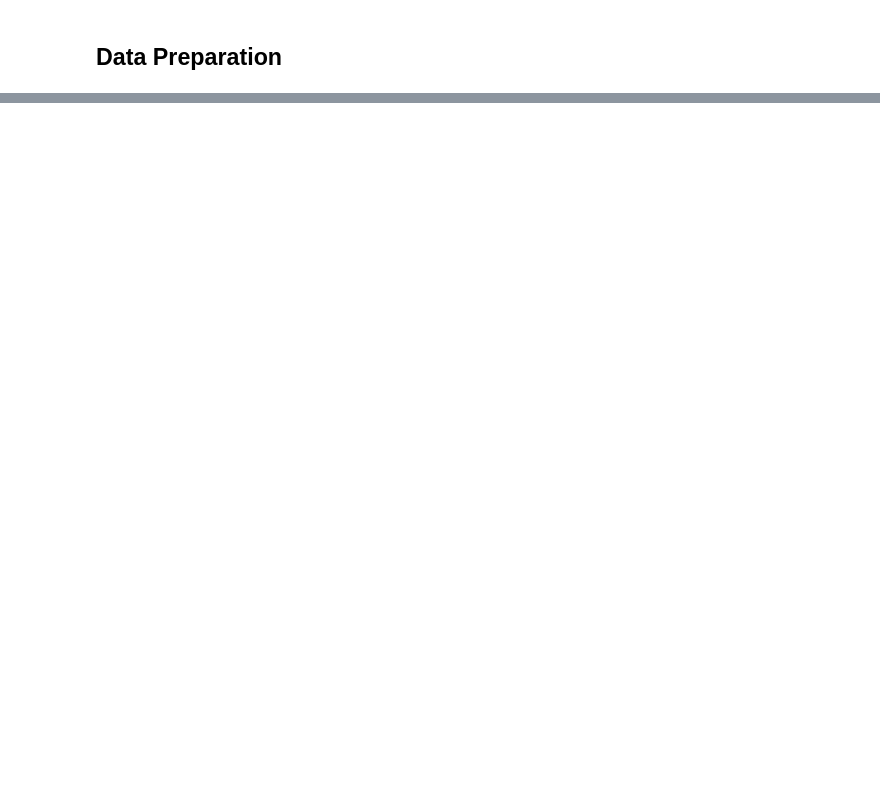
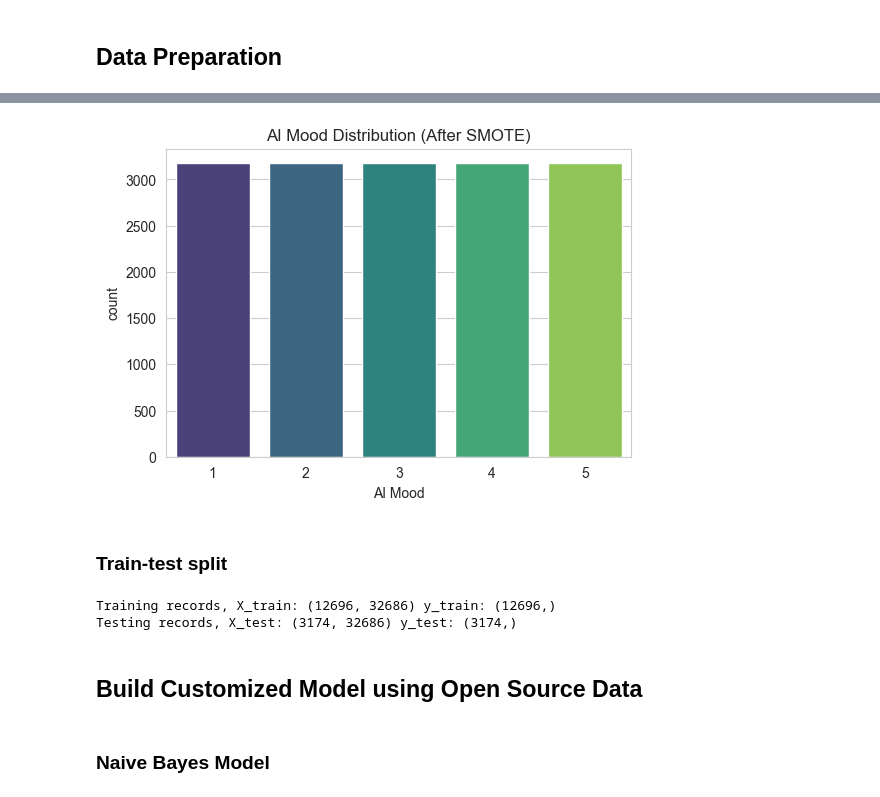
Before and after one commit to slvhuang/Final-Project-NLP, a Jupyter notebook: 4_sentiment_analysis.ipynb, the cells around one changed output, grey strips where cells are left out. Drawn from its saved outputs; the diff is of its cells as text; code cells hidden in the pictures; blank space fills up the shorter version.

```diff
--- a/4_sentiment_analysis.ipynb
+++ b/4_sentiment_analysis.ipynb
@@ -107,0 +351,3 @@ df_news.shape
+# %%
+tfidf = TfidfVectorizer(lowercase=False,
+                        ngram_range=(1, 1))
@@ -107,0 +359,35 @@ df_news.shape
+# %%
+# Access the feature names
+feature_names = tfidf.get_feature_names_out()
+# %%
+# Apply SMOTE oversampling
+sm = SMOTE(random_state=2023)
+X_res, y_res = sm.fit_resample(X_vec, y)
+
+# Convert the oversampled data to a dataframe
+df_ai_news_res = pd.DataFrame(X_res.toarray(), columns=feature_names)
+df_ai_news_res['AI Mood'] = y_res
+
+# Visualize the AI Mood distribution
+sns.set_style('whitegrid')
+plt.figure(figsize=(6, 4))
+sns.countplot(x='AI Mood', data=df_ai_news_res, palette='viridis')
+plt.title('AI Mood Distribution (After SMOTE)')
+plt.show()
+# %% [output]
+[figure, added]
+# %% [markdown]
+### Train-test split
+# %%
+# Split the data into train and test sets
+X_train, X_test, y_train, y_test = train_test_split(X_res.toarray(), y_res, test_size=0.2, random_state=2023)
+
+print(f"Training records, X_train: {X_train.shape} y_train: {y_train.shape}")
+print(f"Testing records, X_test: {X_test.shape} y_test: {y_test.shape}")
+# %% [output]
+Training records, X_train: (12696, 32686) y_train: (12696,)
+Testing records, X_test: (3174, 32686) y_test: (3174,)
+# %% [markdown]
+## Build Customized Model using Open Source Data
+# %% [markdown]
+### Naive Bayes Model
```
Also changed, not shown: parts of 75 cells of this notebook, 3 other files.
